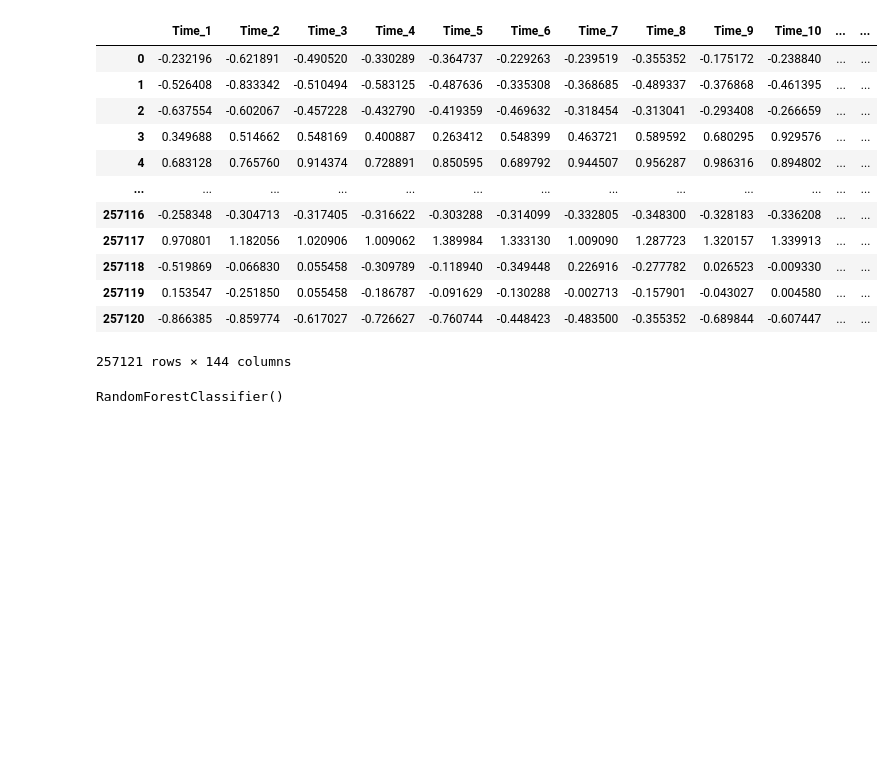
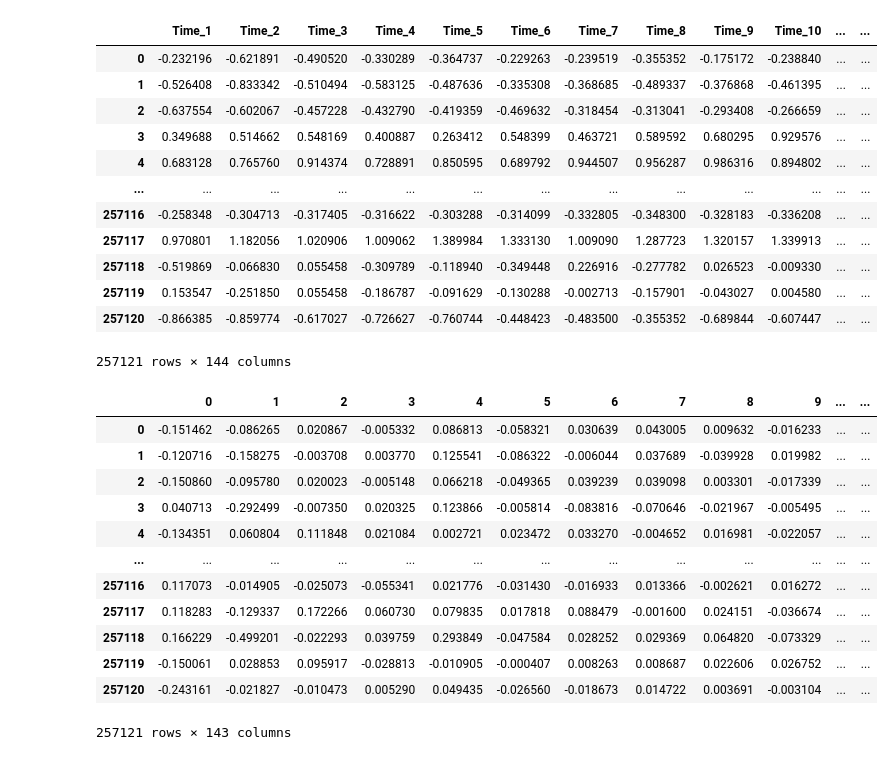
Before and after one commit to NICFRU/Advance-Machine-Learning, a Jupyter notebook: Bonus/Bonus 2/Bonus2.ipynb, the cells around one changed output. Saved outputs shown, nothing was run; the diff lists cells and outputs as text; code cells hidden in the pictures; blank space fills up the shorter version.

```diff
--- a/Bonus/Bonus 2/Bonus2.ipynb
+++ b/Bonus/Bonus 2/Bonus2.ipynb
@@ -54,8 +56,21 @@ X
 # %%
 from sklearn.decomposition import PCA
 # %%
-def createPCAs(components):
-    pca = PCA(n_components=components)
-    pcas = pca.fit_transform(X_train)
-    pca_df = pd.DataFrame(data=pcas, columns=[("pca_" + str(value)) for value in range(1, components+1)])
-    return pca_df
+pca = PCA(n_components="mle", svd_solver = 'full')
+pcas = pca.fit_transform(X_train)
+pca_df = pd.DataFrame(data=pcas)
+pca_df
+# %% [output]
+|  | 0 | 1 | 2 | 3 | 4 | 5 | 6 | 7 | 8 | 9 | ... | ... |
+| 0 | -0.151462 | -0.086265 | 0.020867 | -0.005332 | 0.086813 | -0.058321 | 0.030639 | 0.043005 | 0.009632 | -0.016233 | ... | ... |
+| 1 | -0.120716 | -0.158275 | -0.003708 | 0.003770 | 0.125541 | -0.086322 | -0.006044 | 0.037689 | -0.039928 | 0.019982 | ... | ... |
+| 2 | -0.150860 | -0.095780 | 0.020023 | -0.005148 | 0.066218 | -0.049365 | 0.039239 | 0.039098 | 0.003301 | -0.017339 | ... | ... |
+| 3 | 0.040713 | -0.292499 | -0.007350 | 0.020325 | 0.123866 | -0.005814 | -0.083816 | -0.070646 | -0.021967 | -0.005495 | ... | ... |
+| 4 | -0.134351 | 0.060804 | 0.111848 | 0.021084 | 0.002721 | 0.023472 | 0.033270 | -0.004652 | 0.016981 | -0.022057 | ... | ... |
+| ... | ... | ... | ... | ... | ... | ... | ... | ... | ... | ... | ... | ... |
+| 257116 | 0.117073 | -0.014905 | -0.025073 | -0.055341 | 0.021776 | -0.031430 | -0.016933 | 0.013366 | -0.002621 | 0.016272 | ... | ... |
+| 257117 | 0.118283 | -0.129337 | 0.172266 | 0.060730 | 0.079835 | 0.017818 | 0.088479 | -0.001600 | 0.024151 | -0.036674 | ... | ... |
+| 257118 | 0.166229 | -0.499201 | -0.022293 | 0.039759 | 0.293849 | -0.047584 | 0.028252 | 0.029369 | 0.064820 | -0.073329 | ... | ... |
+| 257119 | -0.150061 | 0.028853 | 0.095917 | -0.028813 | -0.010905 | -0.000407 | 0.008263 | 0.008687 | 0.022606 | 0.026752 | ... | ... |
+| 257120 | -0.243161 | -0.021827 | -0.010473 | 0.005290 | 0.049435 | -0.026560 | -0.018673 | 0.014722 | 0.003691 | -0.003104 | ... | ... |
+257121 rows × 143 columns
@@ -70,4 +76,0 @@ pca_8=createPCAs(8)
-# %%
-rf = RandomForestClassifier()
-# %% [output]
-RandomForestClassifier()
```
Also changed, not shown: parts of 13 cells of this notebook, 1 other file.
